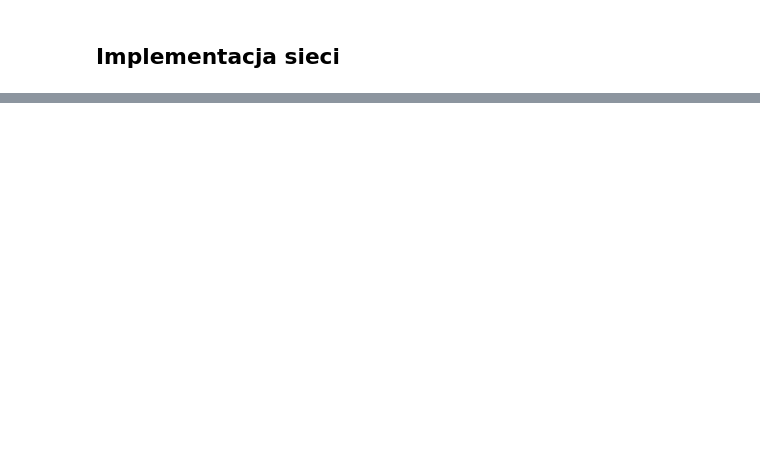
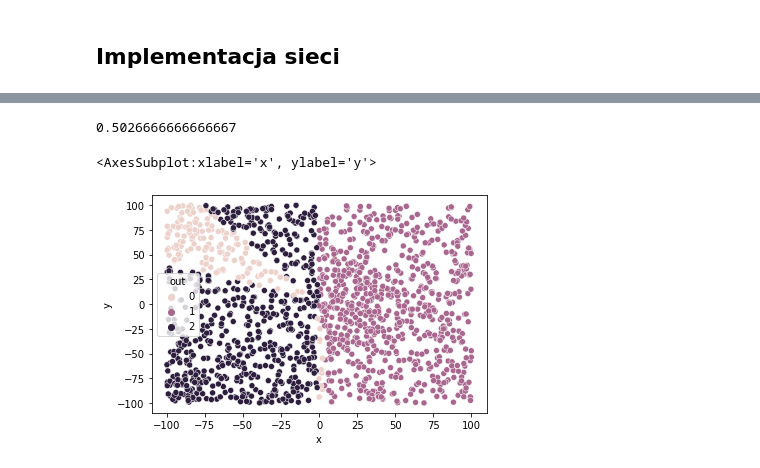
Before and after one commit to niladrem/mioad, a Jupyter notebook: lab04.ipynb, the cells around one changed output, grey strips where cells are left out. Saved outputs shown, nothing was run; the diff lists cells and outputs as text; code cells hidden in the pictures; blank space fills up the shorter version.

```diff
--- a/lab04.ipynb
+++ b/lab04.ipynb
@@ -610,0 +399,15 @@ Ogólnie najbardziej przypadła mi do gustu metoda z momentem, bo ani razu nie m
+# %%
+# bez softmax
+np.random.seed(2137)
+rmsprop_mlp = Network(["sigmoid", "sigmoid"], [2,10,3], cat=True, norm=False)
+rmsprop_mlp.train_network(train_df[['x', 'y']].to_numpy(), np.expand_dims(train_df['c'], 1), n_epoch=50, l_rate=0.01, batch_size=1)
+
+y_pred = rmsprop_mlp.predict(train_df[['x', 'y']].to_numpy())
+y_pred = np.squeeze(y_pred)
+print(metrics.accuracy_score(y_pred, train_df['c']))
+train_df['out'] = y_pred
+sns.scatterplot(x='x', y='y', hue='out', data=train_df)
+# %% [output]
+0.5026666666666667
+<AxesSubplot:xlabel='x', ylabel='y'>
+[figure, added]
```
Also changed, not shown: parts of 67 cells of this notebook.
